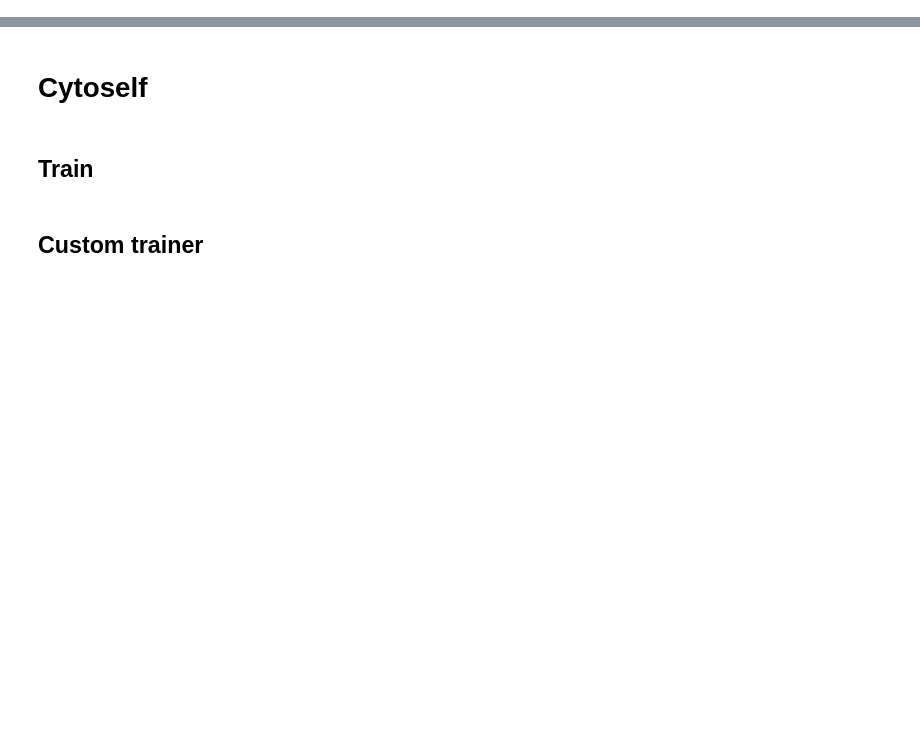
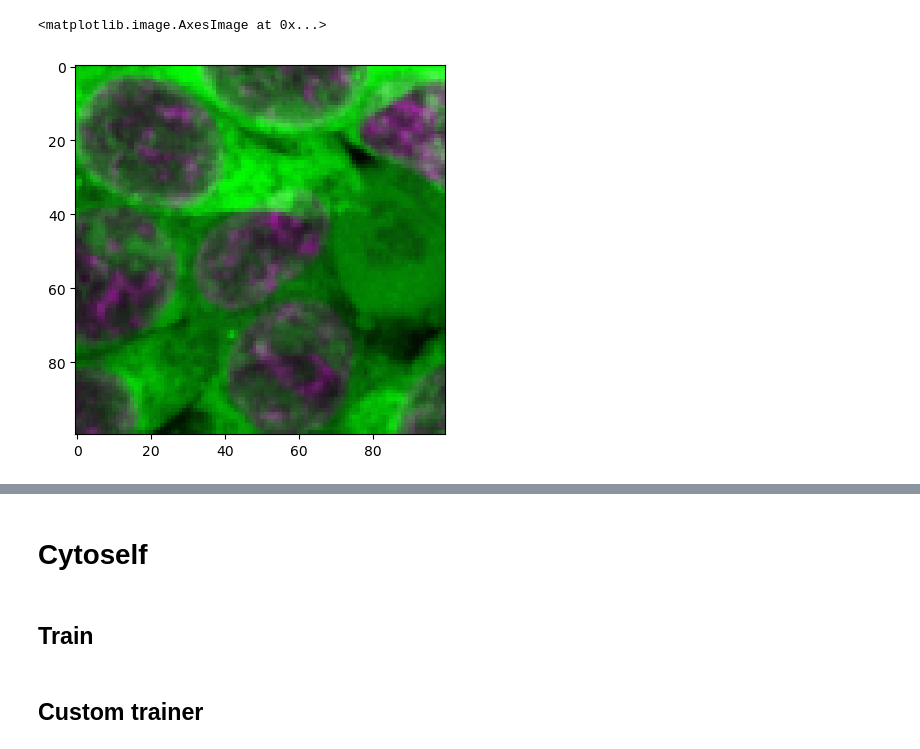
Before and after one commit to sofroniewn/proteoscope, a Jupyter notebook: notebooks/proteoscope-results.ipynb, the cells around one changed output, grey strips where cells are left out. Drawn from its saved outputs; the diff is of its cells as text; code cells hidden in the pictures; blank space fills up the shorter version.

```diff
--- a/notebooks/proteoscope-results.ipynb
+++ b/notebooks/proteoscope-results.ipynb
@@ -94,0 +103,5 @@ Error:
+# %%
+plt.imshow(merge_images(cond_images[id]*1, input_images[id]))
+# %% [output]
+<matplotlib.image.AxesImage at 0x...>
+[figure, added]
```
Also changed, not shown: parts of 10 cells of this notebook.
